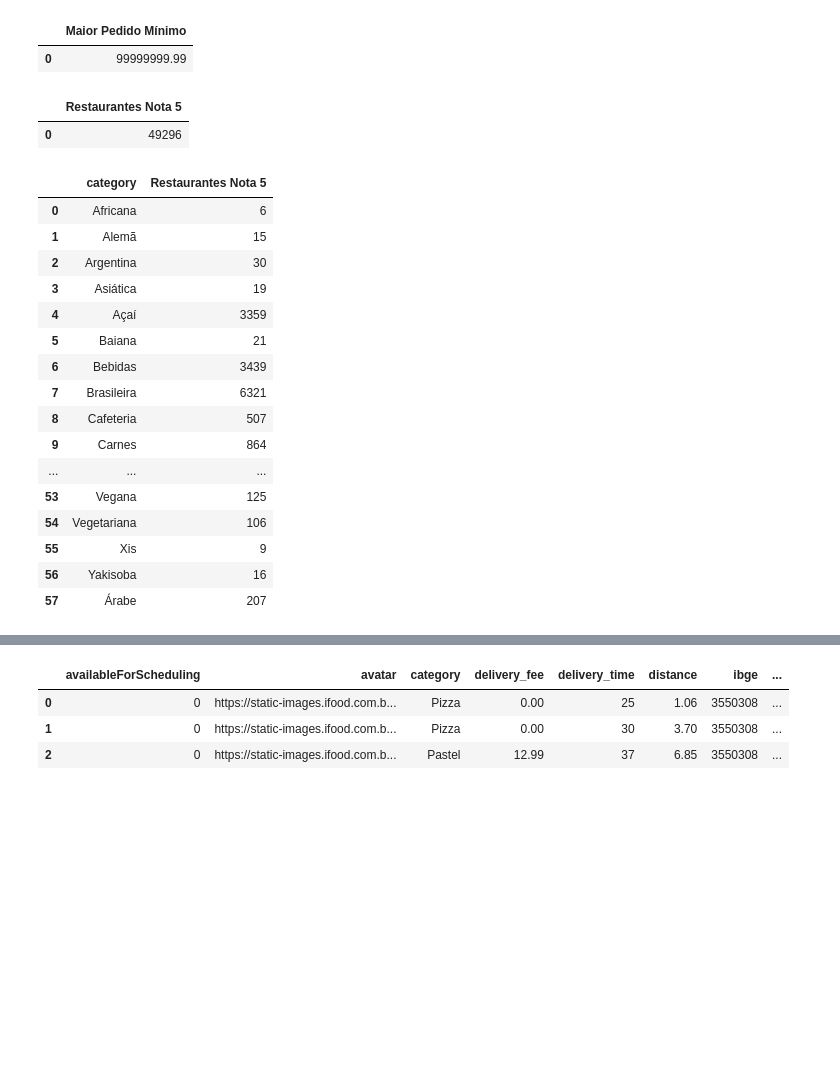
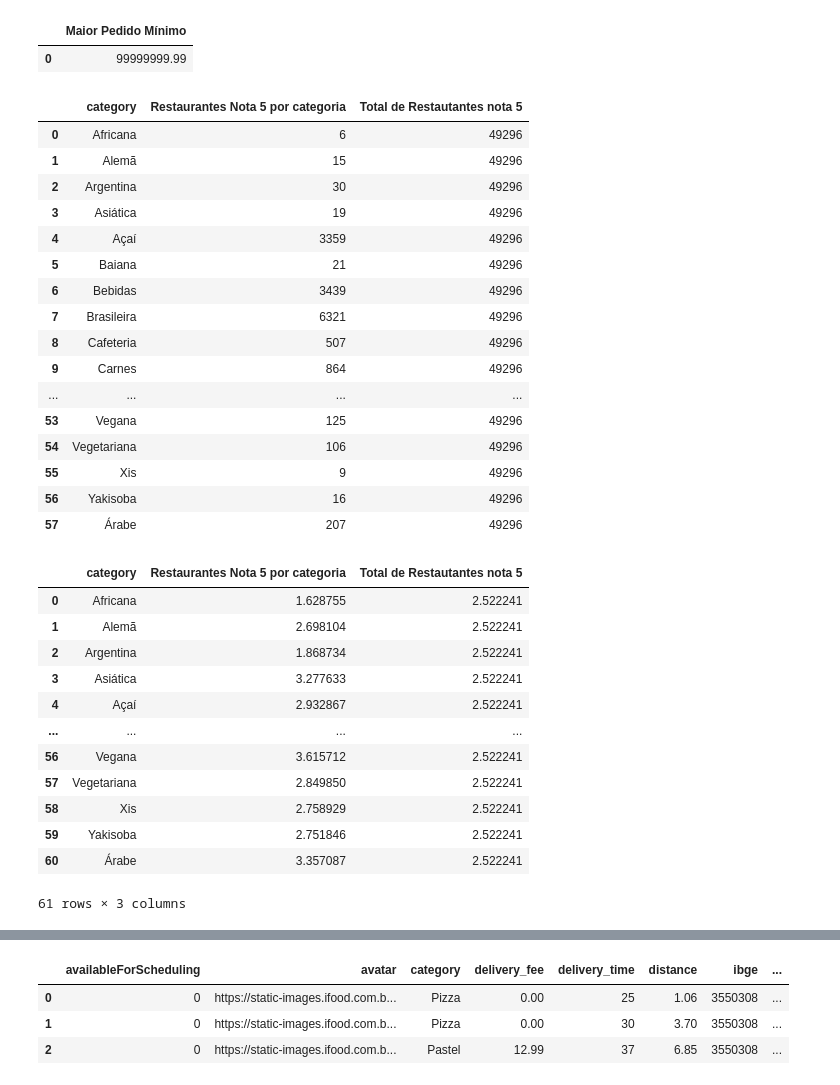
Before and after one commit to LeonardoHBritoo/Querys-Dados-Ifood, a Jupyter notebook: LendoDeArquivo.ipynb, the cells around one changed output, grey strips where cells are left out. Cells and saved outputs as stored; diff of their text form; code cells hidden in the pictures; blank space fills up the shorter version.

```diff
--- a/LendoDeArquivo.ipynb
+++ b/LendoDeArquivo.ipynb
@@ -167,49 +167,61 @@ ps.sqldf(
 |  | Maior Pedido Mínimo |
 | 0 | 99999999.99 |
 # %%
-# Pergunta 6: Quantos restaurantes avaliados com nota 5 existem na base?
+# Pergunta 6: Quantos restaurantes avaliados com nota 5 existem para cada categoria e qual o total geral?
 ps.sqldf(
 """
     SELECT
-        COUNT(rating) AS 'Restaurantes Nota 5'
+        DISTINCT category AS category,
+        COUNT(rating) OVER(PARTITION BY category) AS 'Restaurantes Nota 5 por categoria',
+        COUNT(rating) OVER() AS 'Total de Restautantes nota 5'
     FROM
         ifood
     WHERE
         rating = 5.0
+
 """
 )
 # %% [output]
-|  | Restaurantes Nota 5 |
-| 0 | 49296 |
+|  | category | Restaurantes Nota 5 por categoria | Total de Restautantes nota 5 |
+| 0 | Africana | 6 | 49296 |
+| 1 | Alemã | 15 | 49296 |
+| 2 | Argentina | 30 | 49296 |
+| 3 | Asiática | 19 | 49296 |
+| 4 | Açaí | 3359 | 49296 |
+| 5 | Baiana | 21 | 49296 |
+| 6 | Bebidas | 3439 | 49296 |
+| 7 | Brasileira | 6321 | 49296 |
+| 8 | Cafeteria | 507 | 49296 |
+| 9 | Carnes | 864 | 49296 |
+| ... | ... | ... | ... |
+| 53 | Vegana | 125 | 49296 |
+| 54 | Vegetariana | 106 | 49296 |
+| 55 | Xis | 9 | 49296 |
+| 56 | Yakisoba | 16 | 49296 |
+| 57 | Árabe | 207 | 49296 |
 # %%
-# Pergunta 6: Quantos restaurantes avaliados com nota 5 existem para cada categoria?
+# Pergunta 7: Qual a média de notas das avaliações dos restaurantes na base (Total e por categoria)?
 ps.sqldf(
 """
     SELECT
         DISTINCT category AS category,
-        COUNT(rating) OVER(PARTITION BY category) AS 'Restaurantes Nota 5'
+        AVG(rating) OVER(PARTITION BY category) AS 'Restaurantes Nota 5 por categoria',
+        AVG(rating) OVER() AS 'Total de Restautantes nota 5'
     FROM
         ifood
-    WHERE
-        rating = 5.0
-
 """
 )
 # %% [output]
-|  | category | Restaurantes Nota 5 |
-| 0 | Africana | 6 |
-| 1 | Alemã | 15 |
-| 2 | Argentina | 30 |
-| 3 | Asiática | 19 |
-| 4 | Açaí | 3359 |
-| 5 | Baiana | 21 |
-| 6 | Bebidas | 3439 |
-| 7 | Brasileira | 6321 |
-| 8 | Cafeteria | 507 |
-| 9 | Carnes | 864 |
-| ... | ... | ... |
-| 53 | Vegana | 125 |
-| 54 | Vegetariana | 106 |
-| 55 | Xis | 9 |
-| 56 | Yakisoba | 16 |
-| 57 | Árabe | 207 |
+|  | category | Restaurantes Nota 5 por categoria | Total de Restautantes nota 5 |
+| 0 | Africana | 1.628755 | 2.522241 |
+| 1 | Alemã | 2.698104 | 2.522241 |
+| 2 | Argentina | 1.868734 | 2.522241 |
+| 3 | Asiática | 3.277633 | 2.522241 |
+| 4 | Açaí | 2.932867 | 2.522241 |
+| ... | ... | ... | ... |
+| 56 | Vegana | 3.615712 | 2.522241 |
+| 57 | Vegetariana | 2.849850 | 2.522241 |
+| 58 | Xis | 2.758929 | 2.522241 |
+| 59 | Yakisoba | 2.751846 | 2.522241 |
+| 60 | Árabe | 3.357087 | 2.522241 |
+61 rows × 3 columns
```
Also changed, not shown: parts of 3 cells of this notebook.
